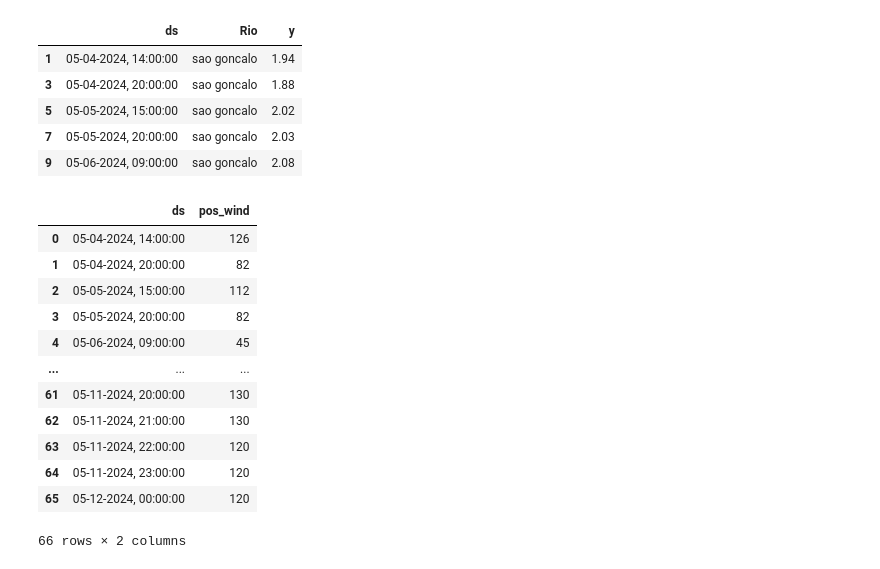
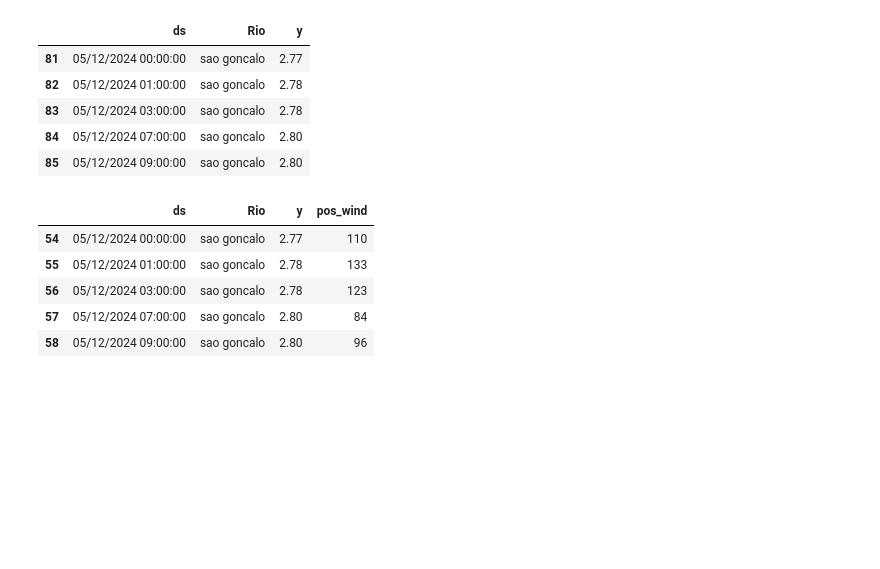
Before and after one commit to gratidutra/flood-rs, a Jupyter notebook: best_model.ipynb, the cells around one changed output. Cells and saved outputs as stored; diff of their text form; code cells hidden in the pictures; blank space fills up the shorter version.

```diff
--- a/best_model.ipynb
+++ b/best_model.ipynb
@@ -11,42 +11,35 @@ sao_goncalo_data = pd.read_csv("data/data.csv")
 
 sao_goncalo_data = sao_goncalo_data[sao_goncalo_data['Rio'] != 'lagoa dos patos']
 
-sao_goncalo_data['ds'] = pd.to_datetime(sao_goncalo_data['ds'])
+sao_goncalo_data['ds'] = pd.to_datetime(sao_goncalo_data['ds'],format="mixed")
 
-sao_goncalo_data['ds'] = sao_goncalo_data['ds'].dt.strftime('%d-%m-%Y, %H:%M:%S')
+sao_goncalo_data['ds'] = sao_goncalo_data['ds'].dt.strftime("%d/%m/%Y %H:%M:%S")
 # %%
-sao_goncalo_data.head()
+sao_goncalo_data.tail()
 # %% [output]
 |  | ds | Rio | y |
-| 1 | 05-04-2024, 14:00:00 | sao goncalo | 1.94 |
-| 3 | 05-04-2024, 20:00:00 | sao goncalo | 1.88 |
-| 5 | 05-05-2024, 15:00:00 | sao goncalo | 2.02 |
-| 7 | 05-05-2024, 20:00:00 | sao goncalo | 2.03 |
-| 9 | 05-06-2024, 09:00:00 | sao goncalo | 2.08 |
+| 81 | 05/12/2024 00:00:00 | sao goncalo | 2.77 |
+| 82 | 05/12/2024 01:00:00 | sao goncalo | 2.78 |
+| 83 | 05/12/2024 03:00:00 | sao goncalo | 2.78 |
+| 84 | 05/12/2024 07:00:00 | sao goncalo | 2.80 |
+| 85 | 05/12/2024 09:00:00 | sao goncalo | 2.80 |
 # %%
-pos_wind = pd.read_csv("data/wind.csv")
+pos_wind = pd.read_csv("data/wind_2.csv")
 
-pos_wind['ds'] = pd.to_datetime(pos_wind['ds'])
+pos_wind['ds'] = pd.to_datetime(pos_wind['ds'], format="mixed")
 
-pos_wind['ds'] = pos_wind['ds'].dt.strftime('%d-%m-%Y, %H:%M:%S')
+pos_wind['ds'] = pos_wind['ds'].dt.strftime("%d/%m/%Y %H:%M:%S")
 
 sao_goncalo_data = pd.merge(sao_goncalo_data, pos_wind, on="ds")
 # %%
-pos_wind
+sao_goncalo_data.tail()
 # %% [output]
-|  | ds | pos_wind |
-| 0 | 05-04-2024, 14:00:00 | 126 |
-| 1 | 05-04-2024, 20:00:00 | 82 |
-| 2 | 05-05-2024, 15:00:00 | 112 |
-| 3 | 05-05-2024, 20:00:00 | 82 |
-| 4 | 05-06-2024, 09:00:00 | 45 |
-| ... | ... | ... |
-| 61 | 05-11-2024, 20:00:00 | 130 |
-| 62 | 05-11-2024, 21:00:00 | 130 |
-| 63 | 05-11-2024, 22:00:00 | 120 |
-| 64 | 05-11-2024, 23:00:00 | 120 |
-| 65 | 05-12-2024, 00:00:00 | 120 |
+|  | ds | Rio | y | pos_wind |
+| 54 | 05/12/2024 00:00:00 | sao goncalo | 2.77 | 110 |
+| 55 | 05/12/2024 01:00:00 | sao goncalo | 2.78 | 133 |
+| 56 | 05/12/2024 03:00:00 | sao goncalo | 2.78 | 123 |
+| 57 | 05/12/2024 07:00:00 | sao goncalo | 2.80 | 84 |
+| 58 | 05/12/2024 09:00:00 | sao goncalo | 2.80 | 96 |
-66 rows × 2 columns
 # %%
 m = Prophet(
     yearly_seasonality=False,
```
Also changed, not shown: parts of 5 cells of this notebook, 4 other files.
